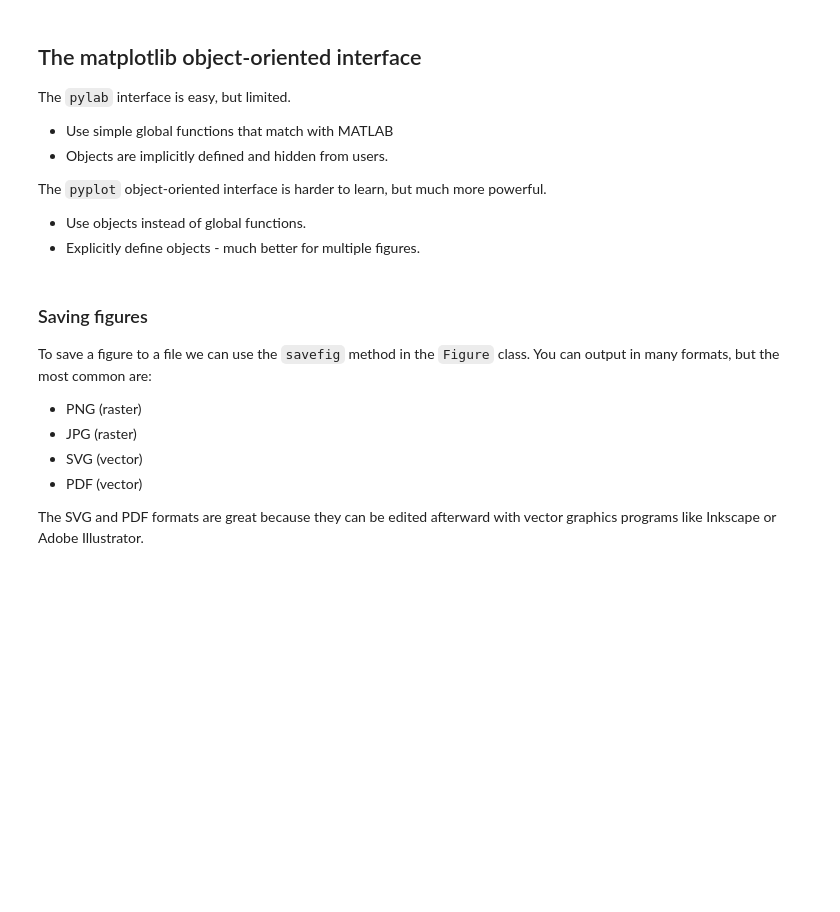
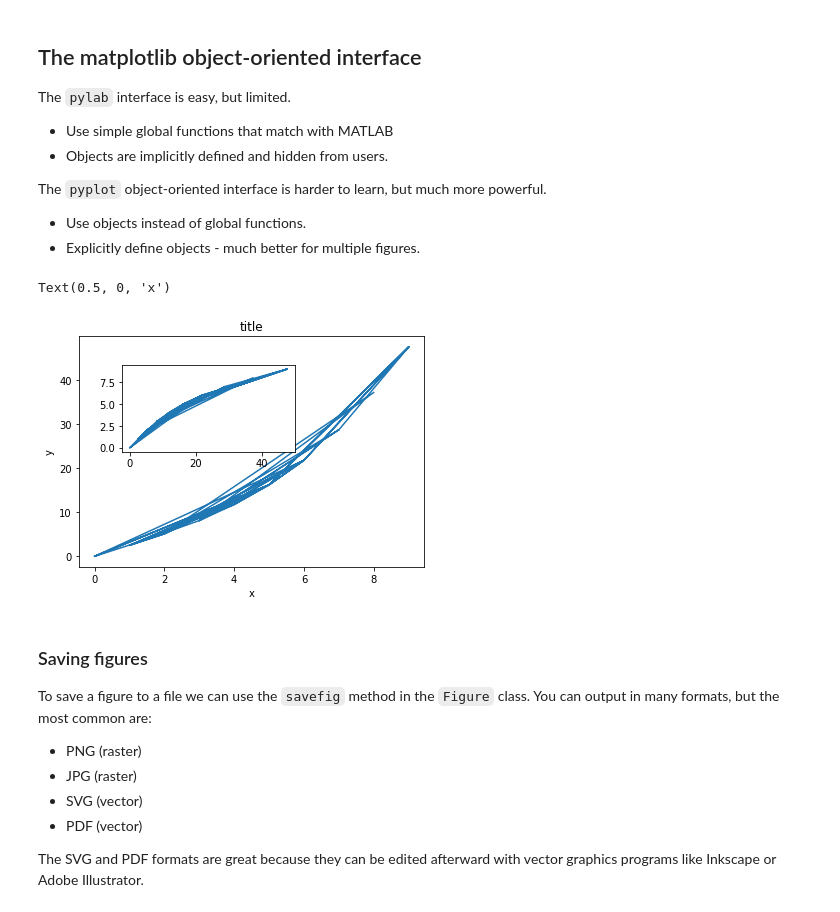
Before and after one commit to GT-IDEaS/Bootcamp2019, a Jupyter notebook: Day02/Afternoon_Session1.ipynb, the cells around one changed output. Cells and saved outputs as stored; diff of their text form; code cells hidden in the pictures; blank space fills up the shorter version.

```diff
--- a/Day02/Afternoon_Session1.ipynb
+++ b/Day02/Afternoon_Session1.ipynb
@@ -84,6 +208,21 @@ The `pyplot` object-oriented interface is harder to learn, but much more powerfu
 import matplotlib
 import matplotlib.pyplot as plt
 import numpy as np
+# %%
+fig = plt.figure()
+
+axes1 = fig.add_axes([0.1,0.1,0.8,0.8]) #I want this axis to begin at 10% of
+#the width of the fiture, then 80 of the width of the figure with this axis
+axes2 = fig.add_axes([0.2,0.5,0.4,0.3])
+
+axes1.plot(x,y)
+axes2.plot(y,x)
+axes1.set_title('title')
+axes1.set_ylabel('y')
+axes1.set_xlabel('x')
+# %% [output]
+Text(0.5, 0, 'x')
+[figure, added]
 # %% [markdown]
 ### Saving figures
 
```
Also changed, not shown: parts of 19 cells of this notebook, 2 other files.
